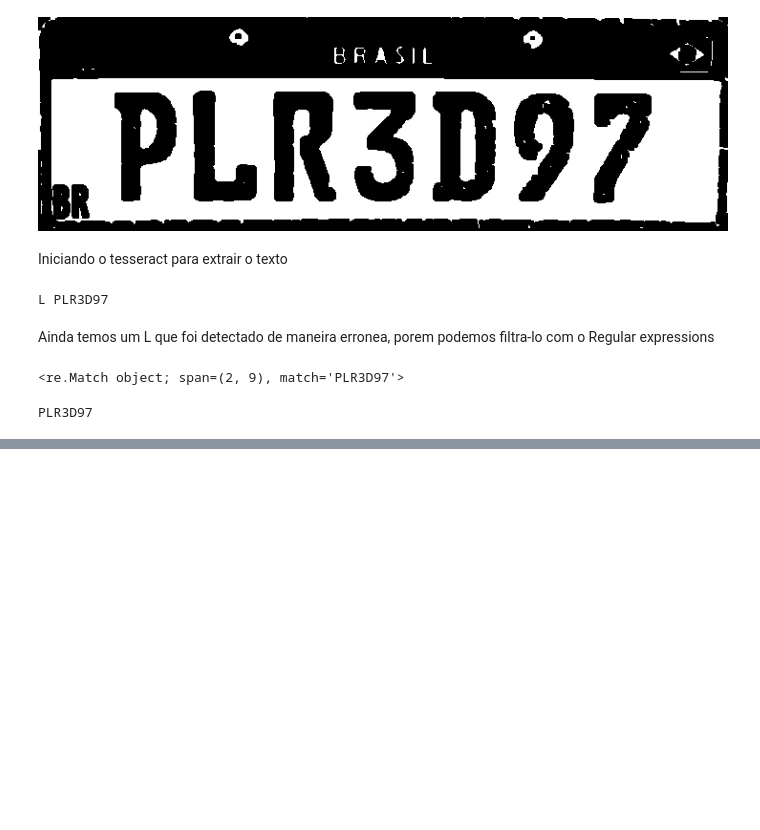
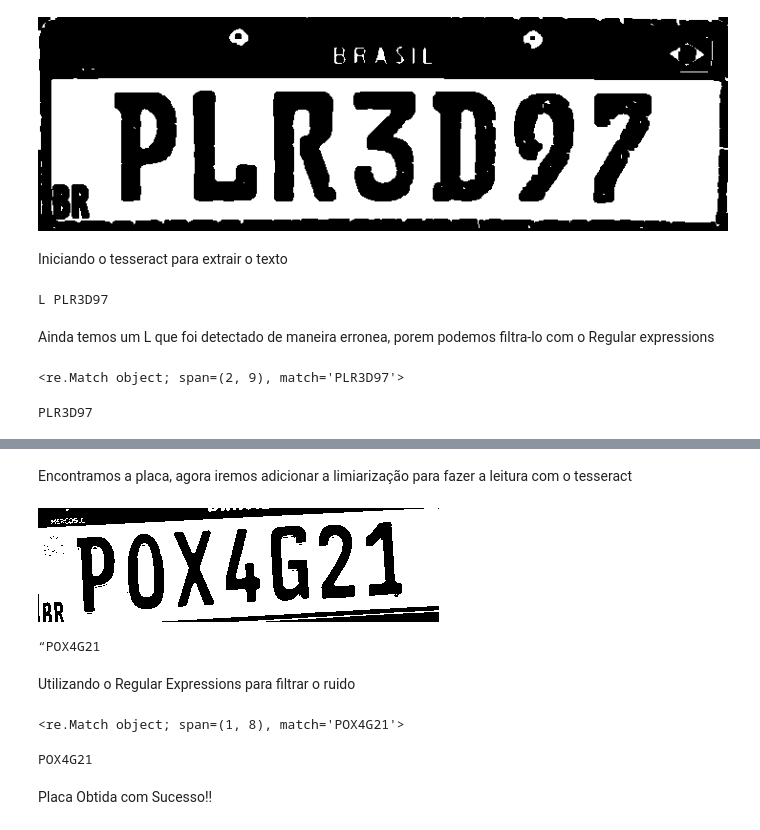
Before and after one commit to GustavoDwSantos/cursosalura, a Jupyter notebook: visao_computacional_com_OpenCV/Detecção_de_texto_em_placas_de_carro.ipynb, the cells around one changed output, grey strips where cells are left out. Drawn from its saved outputs; the diff is of its cells as text; code cells hidden in the pictures; blank space fills up the shorter version.

```diff
--- a/visao_computacional_com_OpenCV/Detecção_de_texto_em_placas_de_carro.ipynb
+++ b/visao_computacional_com_OpenCV/Detecção_de_texto_em_placas_de_carro.ipynb
@@ -483,0 +502,12 @@ PLR3D97
+# %%
+contornos, hierarquia = cv2.findContours(bordas, cv2.RETR_TREE, cv2.CHAIN_APPROX_SIMPLE)
+contornos = sorted(contornos, key = cv2.contourArea, reverse = True)[:10]
+# %%
+for contorno in contornos:
+        epsilon = 0.02 * cv2.arcLength(contorno, True)
+        aproximacao = cv2.approxPolyDP(contorno, epsilon, True)
+        if cv2.isContourConvex(aproximacao) and len(aproximacao) == 4:
+                    localizacao = aproximacao
+                    break
+# %%
+x, y, w, h = cv2.boundingRect(localizacao)
@@ -483,0 +519,25 @@ PLR3D97
+# %% [markdown]
+Encontramos a placa, agora iremos adicionar a limiarização para fazer a leitura com o tesseract
+# %%
+valor, lim_otsu = cv2.threshold(placa, 0, 255, cv2.THRESH_BINARY | cv2.THRESH_OTSU)
+cv2_imshow(lim_otsu)
+# %% [output]
+[figure, added]
+# %%
+texto = pytesseract.image_to_string(lim_otsu, lang = 'por', config = config_tesseract)
+print(texto)
+# %% [output]
+“POX4G21
+# %% [markdown]
+Utilizando o Regular Expressions para filtrar o ruido
+# %%
+texto_extraido = re.search('\w{3}\d{1}\w{1}\d{2}', texto)
+texto_extraido
+# %% [output]
+<re.Match object; span=(1, 8), match='POX4G21'>
+# %%
+print(texto_extraido.group(0))
+# %% [output]
+POX4G21
+# %% [markdown]
+Placa Obtida com Sucesso!!
```
Also changed, not shown: parts of 7 cells of this notebook.
